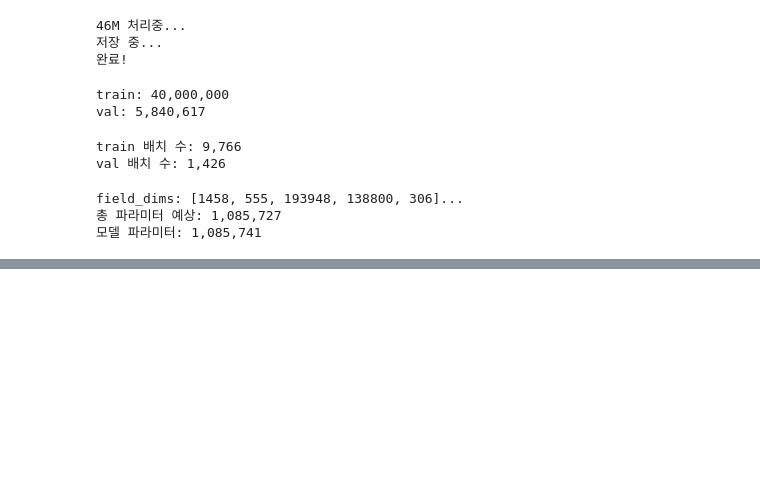
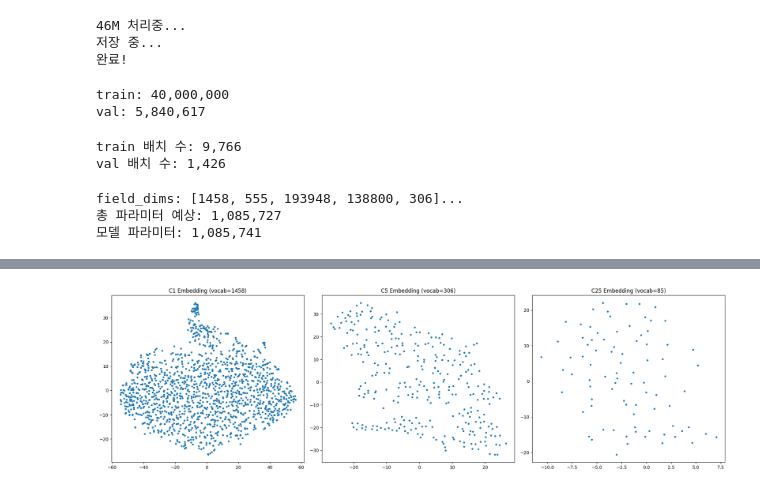
Before and after one commit to sws95/ads_prediction, a Jupyter notebook: ads_prediction_criteo.ipynb, the cells around one changed output, grey strips where cells are left out. Cells and saved outputs as stored; diff of their text form; code cells hidden in the pictures; blank space fills up the shorter version.

```diff
--- a/ads_prediction_criteo.ipynb
+++ b/ads_prediction_criteo.ipynb
@@ -308,0 +784,22 @@ device: cuda
+# %%
+fig, axes = plt.subplots(1, 3, figsize=(20, 6))
+
+configs = [
+    (0, 'C1', 1458, 30),
+    (4, 'C5', 306, 15),
+    (24, 'C25', 85, 10),
+]
+
+for ax, (idx, name, size, perp) in zip(axes, configs):
+    emb_weight = fm_model2.embeddings[idx].weight.detach().cpu().numpy()
+    tsne = TSNE(n_components=2, random_state=42, perplexity=perp)
+    emb_2d = tsne.fit_transform(emb_weight)
+
+    ax.scatter(emb_2d[:, 0], emb_2d[:, 1], s=10)
+    ax.set_title(f'{name} Embedding (vocab={size})')
+
+plt.tight_layout()
+plt.savefig('results/embedding_visualization.png', dpi=150)
+plt.show()
+# %% [output]
+[figure, added]
```
Also changed, not shown: parts of 17 cells of this notebook, 5 other files.
